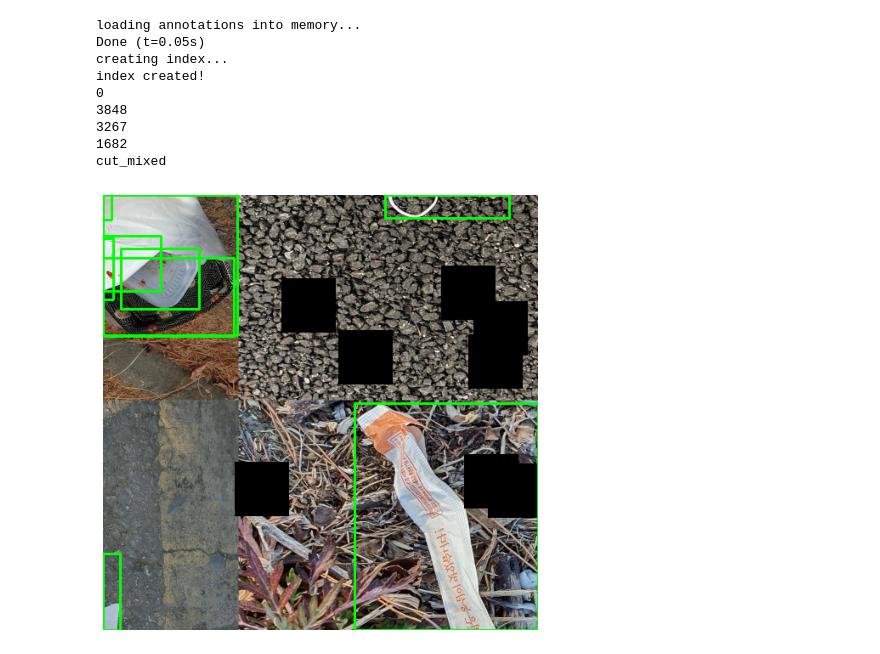
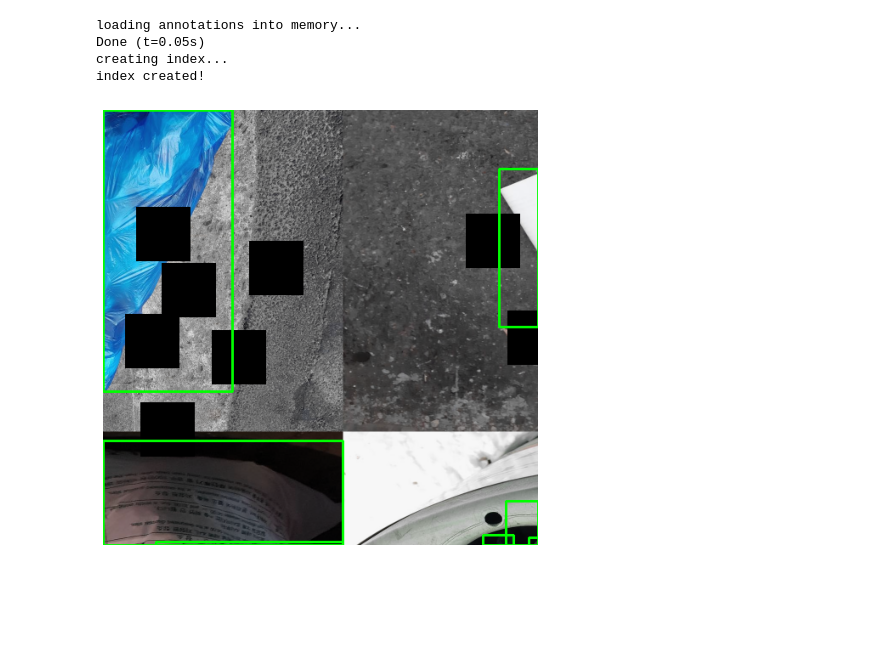
Before and after one commit to boostcampaitech3/level2-object-detection-level2-cv-18, a Jupyter notebook: efficientdet/kaggle_reference/cutmix_show.ipynb, the cells around one changed output. Cells and saved outputs as stored; diff of their text form; code cells hidden in the pictures; blank space fills up the shorter version.

```diff
--- a/efficientdet/kaggle_reference/cutmix_show.ipynb
+++ b/efficientdet/kaggle_reference/cutmix_show.ipynb
@@ -5,39 +5,34 @@ import numpy as np
 import cv2
 
 from dataset import TrainDataset
-from transform import get_train_transforms
+from transform import get_train_transform
 
 annotation = '../../../stratified_kfold/cv_train_1.json'
 data_dir = '../../../detection/dataset'
-train_dataset = TrainDataset(annotation, data_dir, get_train_transforms())
+train_dataset = TrainDataset(annotation, data_dir, get_train_transform())
 
 # train_data_loader = DataLoader(
 #     train_dataset,
 #     batch_size=1,
 #     shuffle=False,
 #     num_workers=4
 # )
 
-image, target, img_id = train_dataset[0]
+image, target, img_id = train_dataset[1]
 boxes = target['boxes'].cpu().numpy().astype(np.int32)
 
 numpy_image = image.permute(1,2,0).cpu().numpy()
 
 fig, ax = plt.subplots(1, 1, figsize=(16, 8))
 
 for box in boxes:
     cv2.rectangle(numpy_image, (box[1], box[0]), (box[3],  box[2]), (0, 1, 0), 2)
 
 ax.set_axis_off()
 ax.imshow(numpy_image);
 # %% [output]
 loading annotations into memory...
 Done (t=0.05s)
 creating index...
 index created!
-0
-3848
-3267
-1682
-cut_mixed
-[figure, old version]
+[figure, new version]
```
Also changed, not shown: 15 other files.
